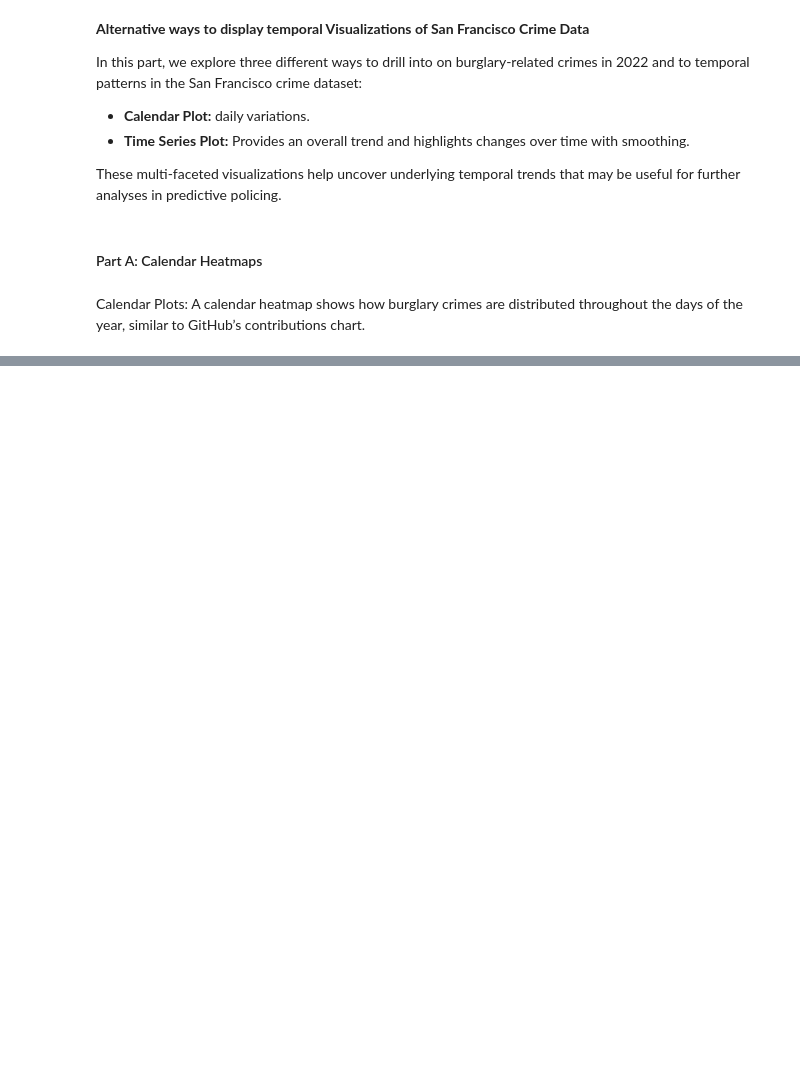
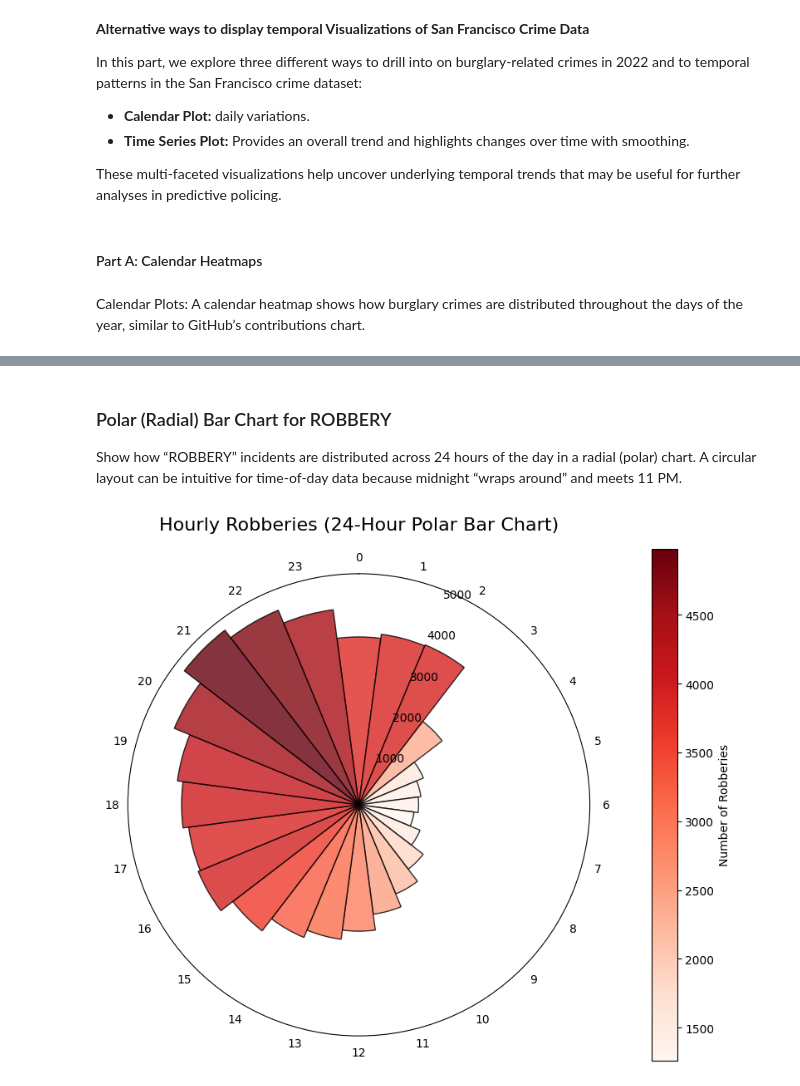
Before and after one commit to LeoItaly/social-data-visualization-2025, a Jupyter notebook: Assignment/Assignment1_.ipynb, the cells around one changed output, grey strips where cells are left out. Saved outputs shown, nothing was run; the diff lists cells and outputs as text; code cells hidden in the pictures; blank space fills up the shorter version.

```diff
--- a/Assignment/Assignment1_.ipynb
+++ b/Assignment/Assignment1_.ipynb
@@ -241,0 +191,63 @@ This multi-faceted view is essential for identifying not only the outliers but a
+# %% [markdown]
+### Polar (Radial) Bar Chart for ROBBERY
+
+Show how “ROBBERY” incidents are distributed across 24 hours of the day in a radial (polar) chart. A circular layout can be intuitive for time-of-day data because midnight “wraps around” and meets 11 PM.
+# %%
+
+df_robbery = df[df['Category'] == 'ROBBERY'].copy()
+
+# Convert Time column to datetime (assuming HH:MM format)
+df_robbery['Time'] = pd.to_datetime(df_robbery['Time'], format='%H:%M', errors='coerce')
+
+# Extract the hour
+df_robbery['Hour'] = df_robbery['Time'].dt.hour
+
+# Group by hour to get counts
+hourly_counts = df_robbery.groupby('Hour').size()
+
+# Ensure we have a value for each hour from 0..23 (fill missing with 0)
+all_hours = np.arange(24)
+hourly_counts = hourly_counts.reindex(all_hours, fill_value=0)
+
+# Prepare polar coordinates
+theta = 2 * np.pi * all_hours / 24.0  # even spacing of 24 hours around the circle
+width = 2 * np.pi / 24.0
+
+# Create a normalization and a colormap for the bar colors
+norm = mpl.colors.Normalize(vmin=hourly_counts.min(), vmax=hourly_counts.max())
+cmap = plt.cm.Reds  # choose any Matplotlib colormap you like
+colors = cmap(norm(hourly_counts.values))
+
+# Create the figure and polar subplot
+fig = plt.figure(figsize=(8, 8))  # slightly larger for readability
+ax = fig.add_subplot(111, polar=True)
+
+# Plot the bars
+bars = ax.bar(theta, hourly_counts, width=width, bottom=0,
+              color=colors, edgecolor='black', alpha=0.8)
+
+# Make the plot go clockwise, with 0 hours (midnight) at the top
+ax.set_theta_direction(-1)
+ax.set_theta_offset(np.pi / 2.0)
+
+# Set up hour labels around the circle
+ax.set_xticks(theta)
+ax.set_xticklabels(all_hours)
+
+# Remove radial grid lines if you want a cleaner background
+ax.grid(False)
+
+# Add a colorbar to interpret the color scale
+sm = mpl.cm.ScalarMappable(cmap=cmap, norm=norm)
+sm.set_array([])  # required dummy array for colorbar
+cbar = fig.colorbar(sm, ax=ax, pad=0.1, shrink=0.8)  # adjust pad & shrink for layout
+cbar.set_label('Number of Robberies')
+
+# Add a title
+plt.title("Hourly Robberies (24-Hour Polar Bar Chart)", y=1.08, fontsize=16)
+
+# Use tight_layout to improve spacing
+plt.tight_layout()
+plt.show()
+# %% [output]
+[figure, added]
```
Also changed, not shown: parts of 65 cells of this notebook.
